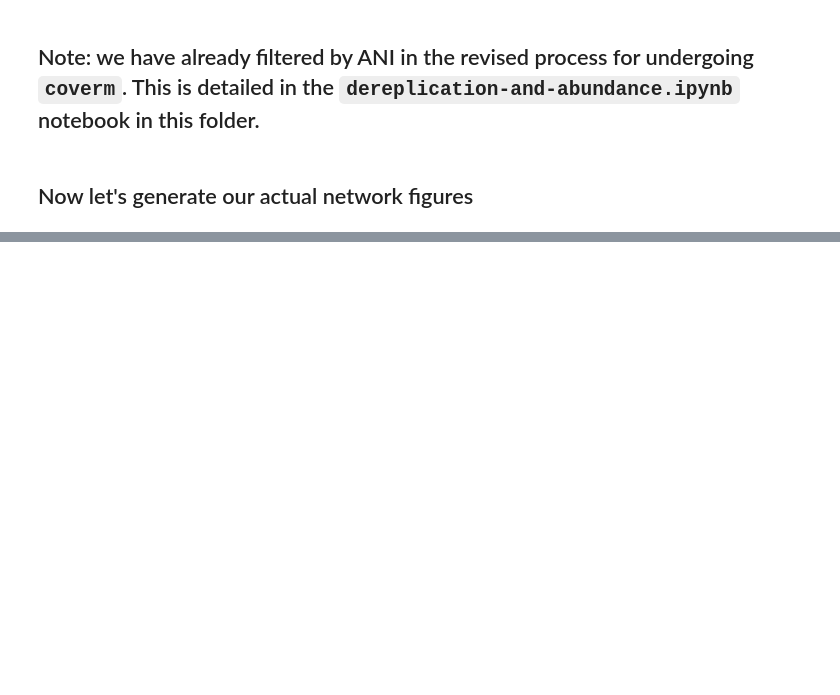
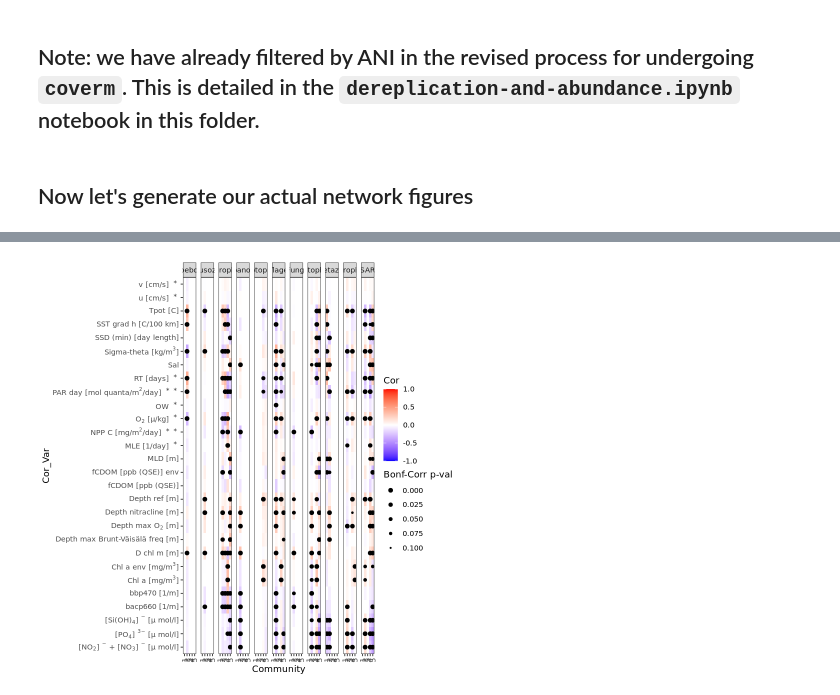
Before and after one commit to AlexanderLabWHOI/EukHeist, a Jupyter notebook: paper/notebook/network-analysis.ipynb, the cells around one changed output, grey strips where cells are left out. Saved outputs shown, nothing was run; the diff lists cells and outputs as text; code cells hidden in the pictures; blank space fills up the shorter version.

```diff
--- a/paper/notebook/network-analysis.ipynb
+++ b/paper/notebook/network-analysis.ipynb
@@ -344,0 +834,83 @@ colnames(reclustered_network)
+# %%
+all_df_old = all_df
+# %%
+all_df = all_df_old %>% dplyr::mutate(Cor_Var = case_when(Cor_Var ==
+                                             "PAR day [mol quanta/m**2/day] (for a period of 8 days around...)" ~
+                             "PAR day \\[mol quanta/m$^2$/day\\] $^{**}$",
+                             Cor_Var == "MLD [m] (in the selected environmental...)" ~
+                             "MLD \\[m\\]",
+                             Cor_Var == "u [cm/s] (Calculated (d'Ovidio et al. 2...)" ~
+                             "u \\[cm/s\\] $^{*}$",
+                             Cor_Var == "v [cm/s] (Calculated (d'Ovidio et al. 2...)" ~ "v \\[cm/s\\] $^{*}$",
+                             Cor_Var == "fCDOM [ppb (QSE)] (at the sampling location, exp...)" ~
+                             "fCDOM \\[ppb (QSE)\\]",
+                             Cor_Var == "NPP" ~
+                             "NPP C \\[mg/m$^2$/day\\] $^{**}$",
+                             Cor_Var == "Nitrate" ~
+                             "\\[NO_3\\] $^{-}$ \\[$\\mu$ mol/l\\]",
+                             Cor_Var == "Silica" ~
+                             "\\[Si(OH)$_4$\\] $^{-}$ \\[$\\mu$ mol/l\\]",
+                             Cor_Var == "Phosphate" ~
+                             "\\[PO$_4$\\] $^{3-}$ \\[$\\mu$ mol/l\\]",
+                             Cor_Var == "Nitrite" ~
+                             "\\[NO$_2$\\] $^{-}$ \\[$\\mu$ mol/l\\]",
+                             Cor_Var == "Nitrate+Nitrite" ~
+                             "\\[NO$_2$\\] $^{-}$ + \\[NO$_3$\\] $^{-}$ \\[$\\mu$ mol/l\\]",
+                             Cor_Var == "bbp470 [1/m] (in the selected environmental...)" ~
+                             "bbp470 \\[1/m\\]",
+                             Cor_Var == "bacp660 [1/m] (in the selected environmental...)" ~
+                             "bacp660 \\[1/m\\]",
+                             Cor_Var == "Sigma-theta [kg/m**3] (in the selected environmental...)" ~
+                             "Sigma-theta \\[kg/$m^3$\\]",
+                             Cor_Var == "fCDOM [ppb (QSE)] (in the selected environmental...)" ~
+                             "fCDOM \\[ppb (QSE)\\] env",
+                             Cor_Var == "OW (indicates the presence of an ...)" ~
+                             "OW $^*$",
+                             Cor_Var == "Depth ref [m] (in the selected environmental...)" ~
+                             "Depth ref \\[m\\]",
+                             Cor_Var == "Chla" ~
+                             "Chl a env \\[mg/m$^3$\\]",
+                             Cor_Var == "Chl a [mg/m**3] (in the selected environmental...)" ~
+                             "Chl a \\[mg/m$^3$\\]",
+                             Cor_Var == "RT" ~
+                             "RT \\[days\\] $^{*}$",
+                             Cor_Var == "O2" ~
+                             "O$_2$ \\[$\\mu$/kg\\] $^{*}$",
+                             Cor_Var == "SSD" ~
+                             "SSD (min) \\[day length\\]",
+                             Cor_Var == "Tpot [°C] (in the selected environmental...)" ~ "Tpot \\[$^o$C\\]",
+                             Cor_Var == "D chl m [m] (in the selected environmental...)" ~ "D chl m \\[m\\]",
+                             Cor_Var == "Depth max Brunt Väisälä freq [m] (in the selected environmental...)" ~
+                                             "Depth max Brunt-Väisälä freq \\[m\\]",
+                             Cor_Var == "Depth max O2 [m] (in the selected environmental...)" ~
+                                             "Depth max O$_2$ \\[m\\]",
+                             #Cor_Var == "Depth min O2 [m] (in the selected environmental...)" ~
+                             #                "Min O2 depth",
+                             Cor_Var == "Depth nitracline [m] (in the selected environmental...)" ~
+                                             "Depth nitracline \\[m\\]",
+                             Cor_Var == "MLE [1/day] (indicates the presence of a t...)" ~ "MLE \\[1/day\\] $^{*}$",
+                             Cor_Var == "SST grad h [°C/100 km] (Calculated (d'Ovidio et al. 2...)" ~
+                                                               "SST grad h \\[$^o$C/100 km\\]",
+                         TRUE ~ Cor_Var))
+pacman::p_load(latex2exp)
+ggplot(all_df %>% dplyr::mutate(community = (as.character(community))) %>%
+        dplyr::mutate(Community = case_when(!is.na(community) ~ community,
+                                            TRUE ~ "NoCommunity")) %>%
+        dplyr::filter(Community != "NoCommunity") %>%
+        dplyr::mutate(Community = factor(Community,levels=as.character(c(1:11))))) +
+    geom_tile(aes(x=Community,y=Cor_Var,fill=Cor)) +
+    geom_point(aes(x=Community,y=Cor_Var,size=Cor_Pval)) +
+    scale_fill_gradient2(limits=c(-1,1),high = "red", low = "blue") +
+    #scale_size_area(limits = c(0,0.1), breaks = c(0,0.049,0.1),
+    #                labels=c("HighSig","Significant","MarginallySig"),
+    #                name = "Bonf-Corr p-val") +
+    scale_size(trans = 'reverse',limits=c(0.1,0),range=c(0.5,2),name = "Bonf-Corr p-val") +
+    facet_wrap(~groups,nrow=1) +
+    theme_test() +
+    scale_y_discrete(breaks = all_df$Cor_Var,
+        labels = parse(text=latex2exp::TeX(all_df$Cor_Var, output="character")), #str2expression(all_df$Cor_Var),
+        #parse(text=levels(dendro_env_labels$label)),
+        expand = c(0, 0)) +
+    theme(axis.text.x = element_text(angle = 90, vjust = 0.5, hjust=1))
+ggsave(file.path("..","figures","bygroup_new.png"),width=17,height=6,units="in",dpi=350)
+# %% [output]
@@ -344,0 +921 @@ colnames(reclustered_network)
+[figure, added]
```
Also changed, not shown: parts of 34 cells of this notebook, 15 other files.
